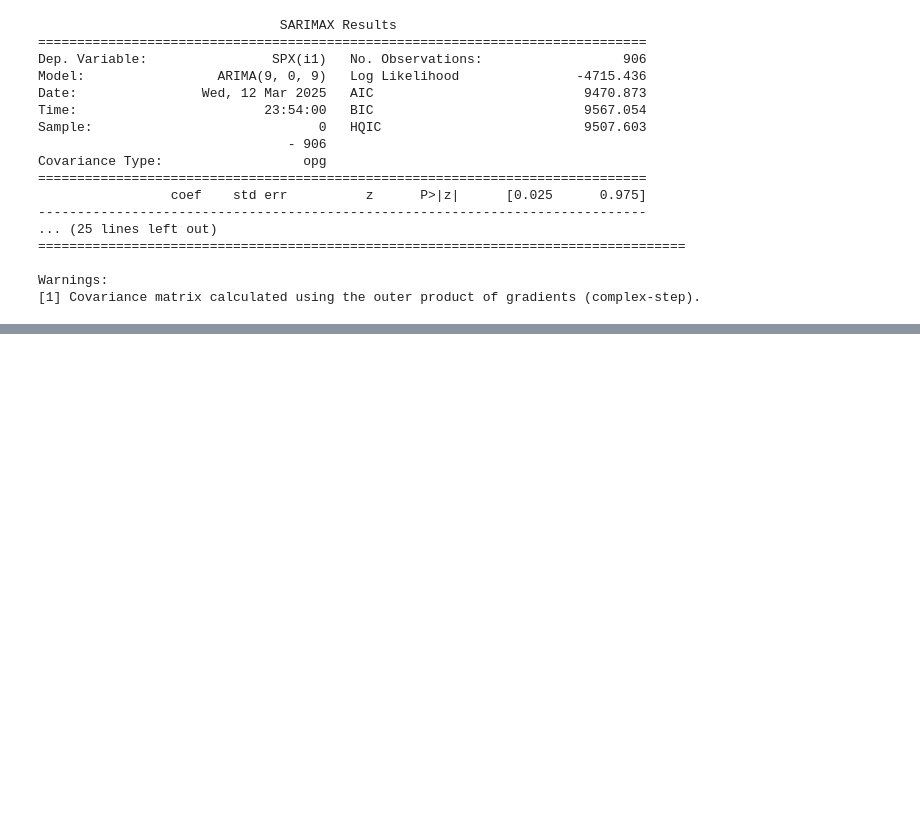
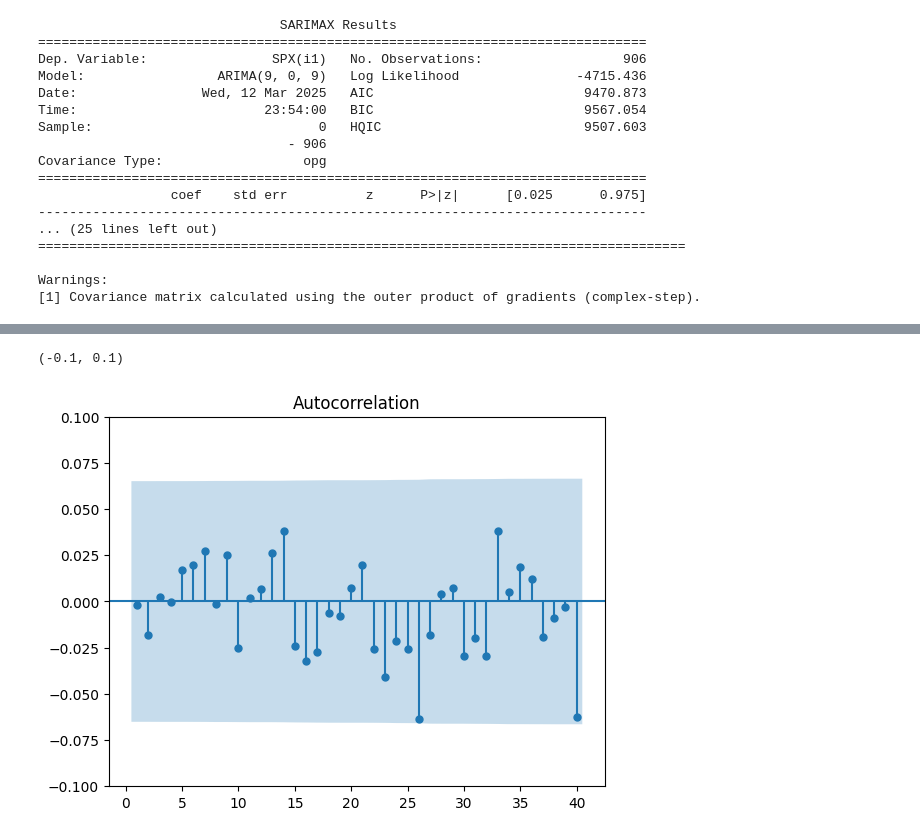
Before and after one commit to hivan04/spx_price_forecast, a Jupyter notebook: Notebooks/2. model_training_spx.ipynb, the cells around one changed output, grey strips where cells are left out. Cells and saved outputs as stored; diff of their text form; code cells hidden in the pictures; blank space fills up the shorter version.

Commit message:
arima testing

```diff
--- a/Notebooks/2. model_training_spx.ipynb
+++ b/Notebooks/2. model_training_spx.ipynb
@@ -655,0 +744,4 @@ Warnings:
+# %%
+arima_spx_606 = ARIMA(df['SPX(i1)'], order=(6,0,6))
+results_arima_spx_606= arima_spx_606.fit()
+print(results_arima_spx_606.summary())
@@ -655,0 +766,8 @@ Warnings:
+# %%
+arima_res_606 = results_arima_spx_606.resid
+# %%
+sgt.plot_acf(arima_res_606, zero = False, lags = 40)
+plt.ylim(-0.1,0.1)
+# %% [output]
+(-0.1, 0.1)
+[figure, added]
```
Also changed, not shown: parts of 5 cells of this notebook, 1 other file.
